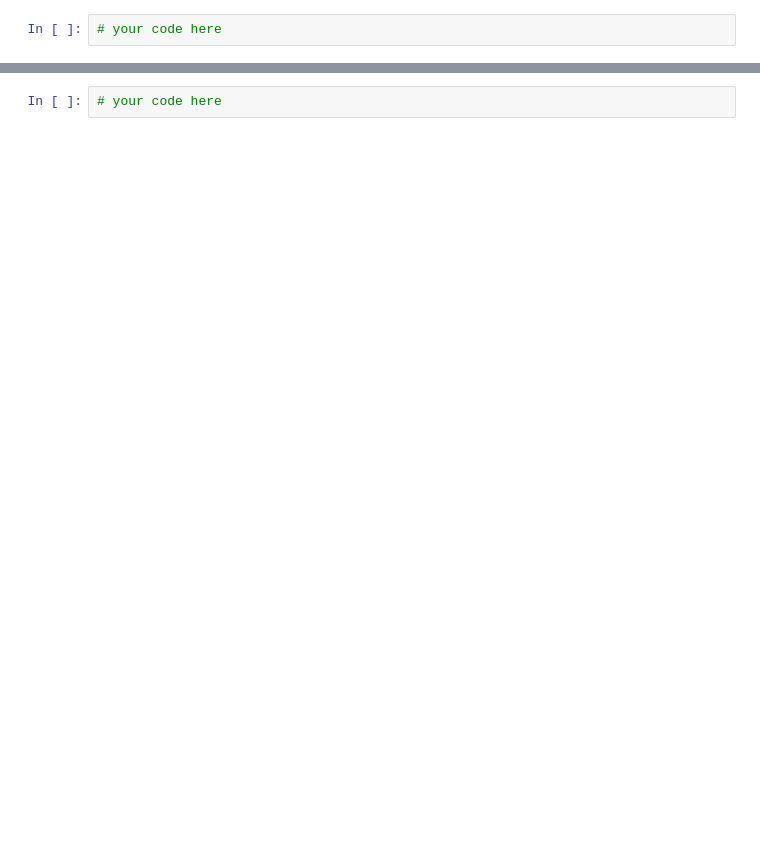
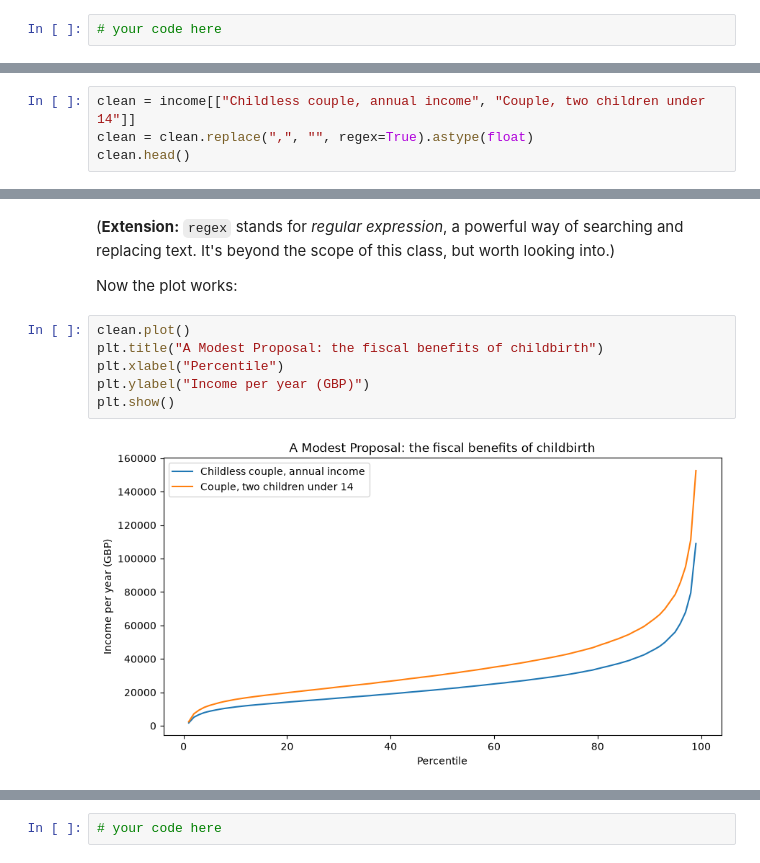
Before and after one commit to oballinger/BASC0005, a Jupyter notebook: notebooks/W02. Pandas.ipynb, the cells around one changed output, grey strips where cells are left out. Cells and saved outputs as stored; diff of their text form; blank space fills up the shorter version.

```diff
--- a/notebooks/W02. Pandas.ipynb
+++ b/notebooks/W02. Pandas.ipynb
@@ -286,0 +193,4 @@ Use the same pattern to get a different indicator for the same three countries,
+# %%
+clean = income[["Childless couple, annual income", "Couple, two children under 14"]]
+clean = clean.replace(",", "", regex=True).astype(float)
+clean.head()
@@ -286,0 +205,12 @@ Use the same pattern to get a different indicator for the same three countries,
+# %% [markdown]
+(**Extension:** `regex` stands for *regular expression*, a powerful way of searching and replacing text. It's beyond the scope of this class, but worth looking into.)
+
+Now the plot works:
+# %%
+clean.plot()
+plt.title("A Modest Proposal: the fiscal benefits of childbirth")
+plt.xlabel("Percentile")
+plt.ylabel("Income per year (GBP)")
+plt.show()
+# %% [output]
+[figure, added]
```
Also changed, not shown: parts of 122 cells of this notebook, 11 other files.
